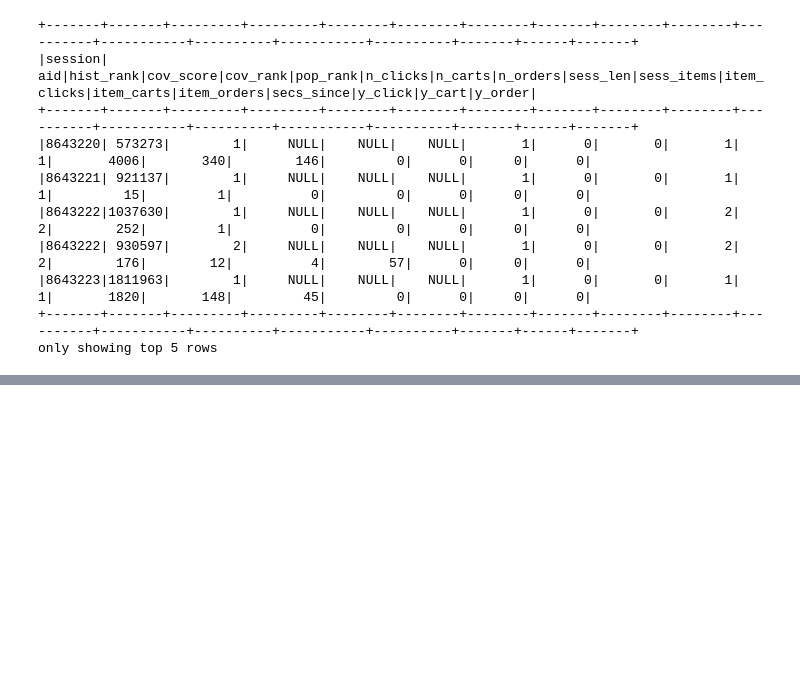
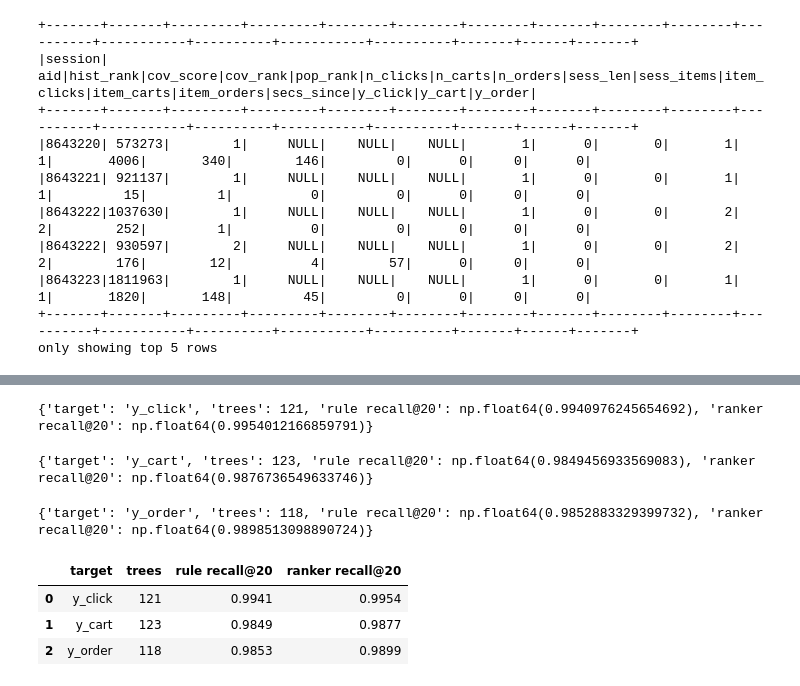
Before and after one commit to omshivbhosale/otto-two-stage-recommender, a Jupyter notebook: notebooks/02_baselines.ipynb, the cells around one changed output, grey strips where cells are left out. Cells and saved outputs as stored; diff of their text form; code cells hidden in the pictures; blank space fills up the shorter version.

Commit message:
First LightGBM ranker on history/covisit/popular pool

```diff
--- a/notebooks/02_baselines.ipynb
+++ b/notebooks/02_baselines.ipynb
@@ -407,0 +437,75 @@ only showing top 5 rows
+# %%
+import lightgbm as lgb
+import numpy as np
+
+FEATURES = [
+    "hist_rank", "cov_score", "cov_rank", "pop_rank",
+    "n_clicks", "n_carts", "n_orders",
+    "sess_len", "sess_items",
+    "item_clicks", "item_carts", "item_orders",
+    "secs_since",
+]
+TARGETS = ["y_click", "y_cart", "y_order"]
+
+# hold out 20% of sessions for checking
+rng = np.random.default_rng(0)
+all_sessions = df["session"].unique()
+valid_sessions = set(rng.choice(all_sessions, size=len(all_sessions) // 5, replace=False))
+is_valid = df["session"].isin(valid_sessions)
+train_df, valid_df = df[~is_valid], df[is_valid].copy()
+
+# the fixed rule we've used so far, as a score
+valid_df["rule"] = np.select(
+    [valid_df["hist_rank"].notna(), valid_df["cov_rank"].notna()],
+    [1000 - valid_df["hist_rank"], 500 - valid_df["cov_rank"]],
+    default=100 - valid_df["pop_rank"].fillna(99),
+)
+
+
+def recall20(d, score_col, y):
+    """Share of right answers in the pool that land in the top 20."""
+    rk = d.groupby("session")[score_col].rank(ascending=False, method="first")
+    hits = d[rk <= 20].groupby("session")[y].sum()
+    pos = d.groupby("session")[y].sum()
+    pos = pos[pos > 0]
+    return hits.reindex(pos.index, fill_value=0).sum() / np.minimum(pos, 20).sum()
+
+
+def with_positives(d, y):
+    keep = d.groupby("session")[y].transform("max") > 0
+    return d[keep]
+
+
+models, rows = {}, []
+for y in TARGETS:
+    t, v = with_positives(train_df, y), with_positives(valid_df, y)
+    model = lgb.LGBMRanker(
+        objective="lambdarank", n_estimators=300, learning_rate=0.05,
+        num_leaves=63, min_child_samples=50, verbose=-1,
+    )
+    model.fit(
+        t[FEATURES], t[y], group=t.groupby("session", sort=False).size().to_numpy(),
+        eval_set=[(v[FEATURES], v[y])],
+        eval_group=[v.groupby("session", sort=False).size().to_numpy()],
+        eval_at=[20],
+        callbacks=[lgb.early_stopping(30, verbose=False)],
+    )
+    models[y] = model
+    valid_df[f"pred_{y}"] = model.predict(valid_df[FEATURES])
+    rows.append({
+        "target": y,
+        "trees": model.best_iteration_,
+        "rule recall@20": recall20(valid_df, "rule", y),
+        "ranker recall@20": recall20(valid_df, f"pred_{y}", y),
+    })
+    print(rows[-1])
+
+pd.DataFrame(rows).round(4)
+# %% [output]
+{'target': 'y_click', 'trees': 121, 'rule recall@20': np.float64(0.9940976245654692), 'ranker recall@20': np.float64(0.9954012166859791)}
+{'target': 'y_cart', 'trees': 123, 'rule recall@20': np.float64(0.9849456933569083), 'ranker recall@20': np.float64(0.9876736549633746)}
+{'target': 'y_order', 'trees': 118, 'rule recall@20': np.float64(0.9852883329399732), 'ranker recall@20': np.float64(0.9898513098890724)}
+|  | target | trees | rule recall@20 | ranker recall@20 |
+| 0 | y_click | 121 | 0.9941 | 0.9954 |
+| 1 | y_cart | 123 | 0.9849 | 0.9877 |
+| 2 | y_order | 118 | 0.9853 | 0.9899 |
```
Also changed, not shown: parts of 2 cells of this notebook.
